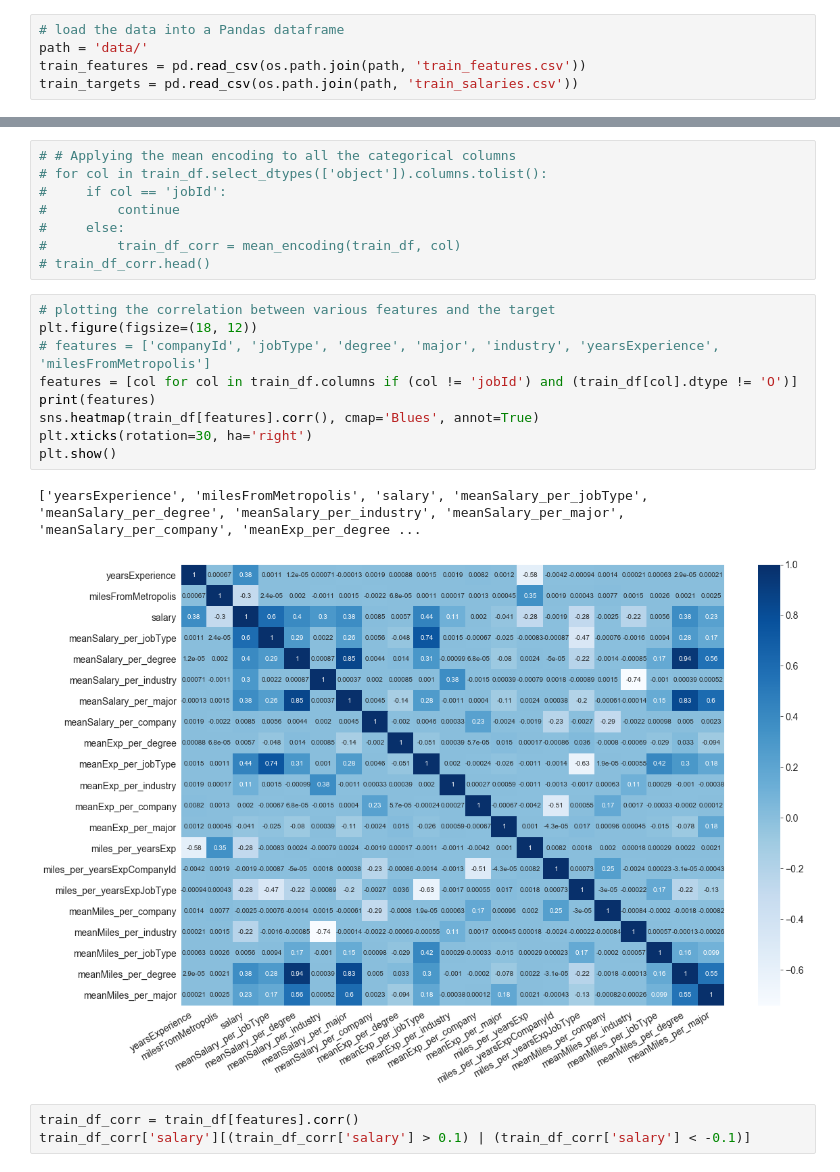
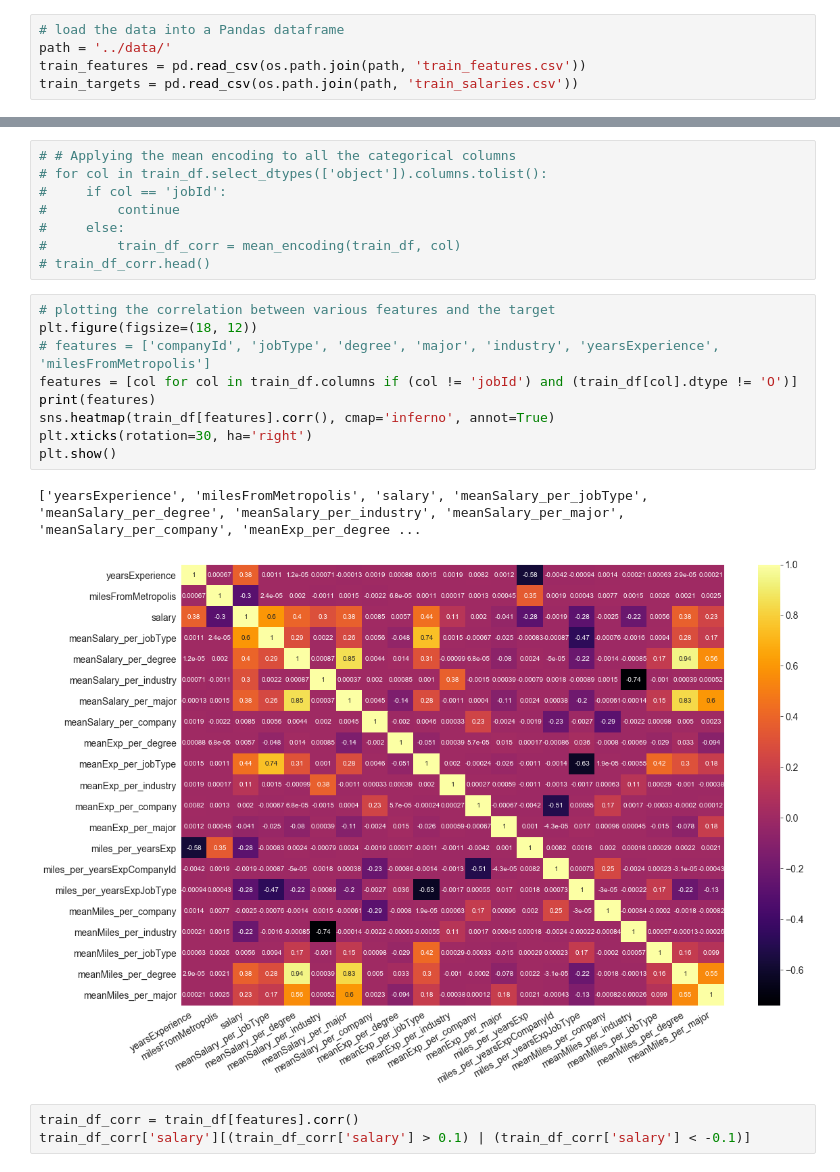
Before and after one commit to LakshyaMalhotra/Salary-prediction-based-on-job-descriptions, a Jupyter notebook: notebooks/EDA_and_feature_engineering.ipynb, the cells around one changed output, grey strips where cells are left out. Drawn from its saved outputs; the diff is of its cells as text.

```diff
--- a/notebooks/EDA_and_feature_engineering.ipynb
+++ b/notebooks/EDA_and_feature_engineering.ipynb
@@ -33,7 +33,7 @@ __email__ = "lakshya9009@gmail.com"
 After loading the train data,  join the dataframes corresponding to the `train_features.csv` and `train_salaries.csv` files so as to create a single `train_df` dataframe. Load the `test_features.csv` file into a pandas dataframe as well.
 # %%
 # load the data into a Pandas dataframe
-path = 'data/'
+path = '../data/'
 train_features = pd.read_csv(os.path.join(path, 'train_features.csv'))
 train_targets = pd.read_csv(os.path.join(path, 'train_salaries.csv'))
 # %%
@@ -431,15 +431,15 @@ train_df.head()
 # %%
 # plotting the correlation between various features and the target
 plt.figure(figsize=(18, 12))
 # features = ['companyId', 'jobType', 'degree', 'major', 'industry', 'yearsExperience', 'milesFromMetropolis']
 features = [col for col in train_df.columns if (col != 'jobId') and (train_df[col].dtype != 'O')]
 print(features)
-sns.heatmap(train_df[features].corr(), cmap='Blues', annot=True)
+sns.heatmap(train_df[features].corr(), cmap='inferno', annot=True)
 plt.xticks(rotation=30, ha='right')
 plt.show()
 # %% [output]
 ['yearsExperience', 'milesFromMetropolis', 'salary', 'meanSalary_per_jobType', 'meanSalary_per_degree', 'meanSalary_per_industry', 'meanSalary_per_major', 'meanSalary_per_company', 'meanExp_per_degree ...
-[figure, old version]
+[figure, new version]
 # %%
 train_df_corr = train_df[features].corr()
 train_df_corr['salary'][(train_df_corr['salary'] > 0.1) | (train_df_corr['salary'] < -0.1)]
```
Also changed, not shown: parts of 10 cells of this notebook, 1 other file.
